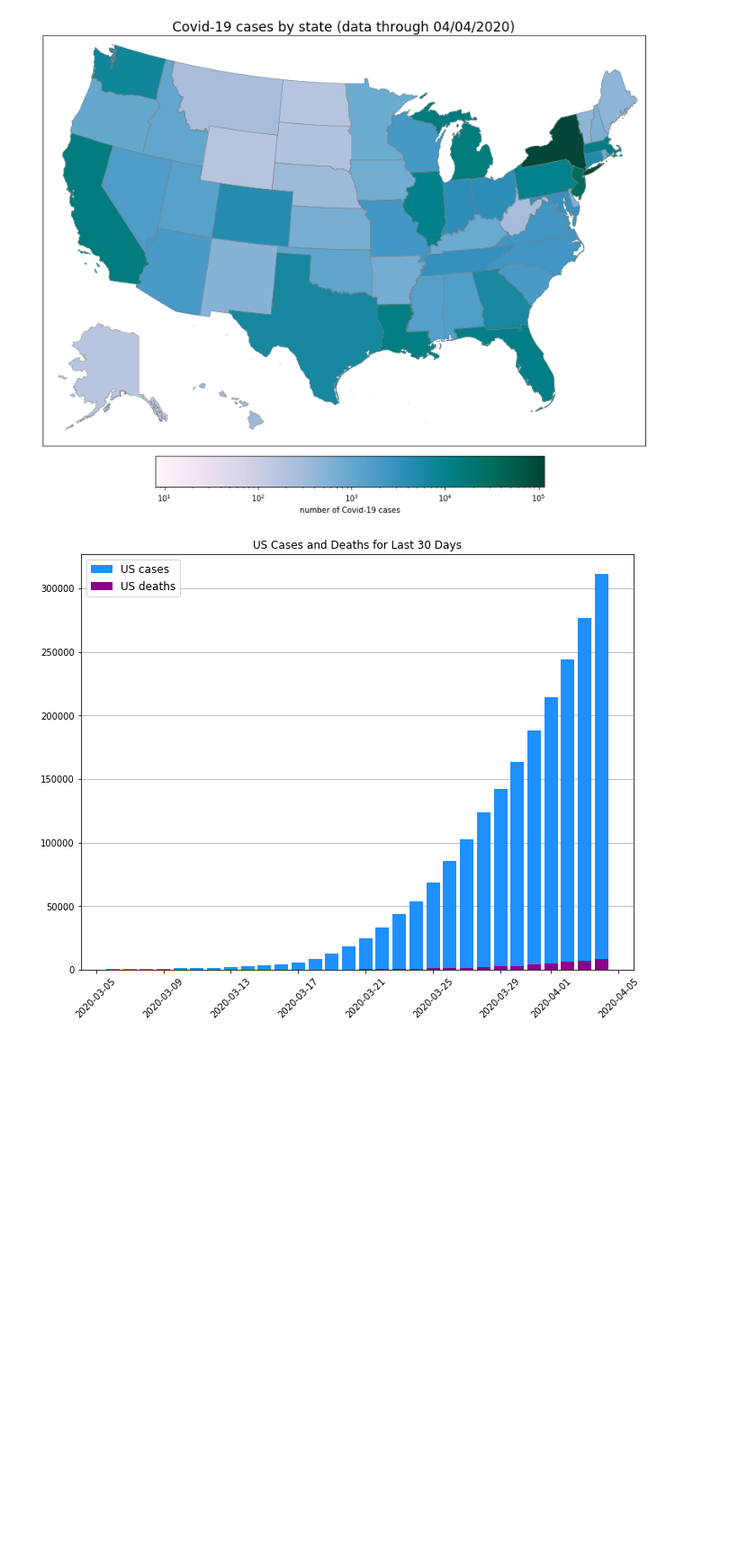
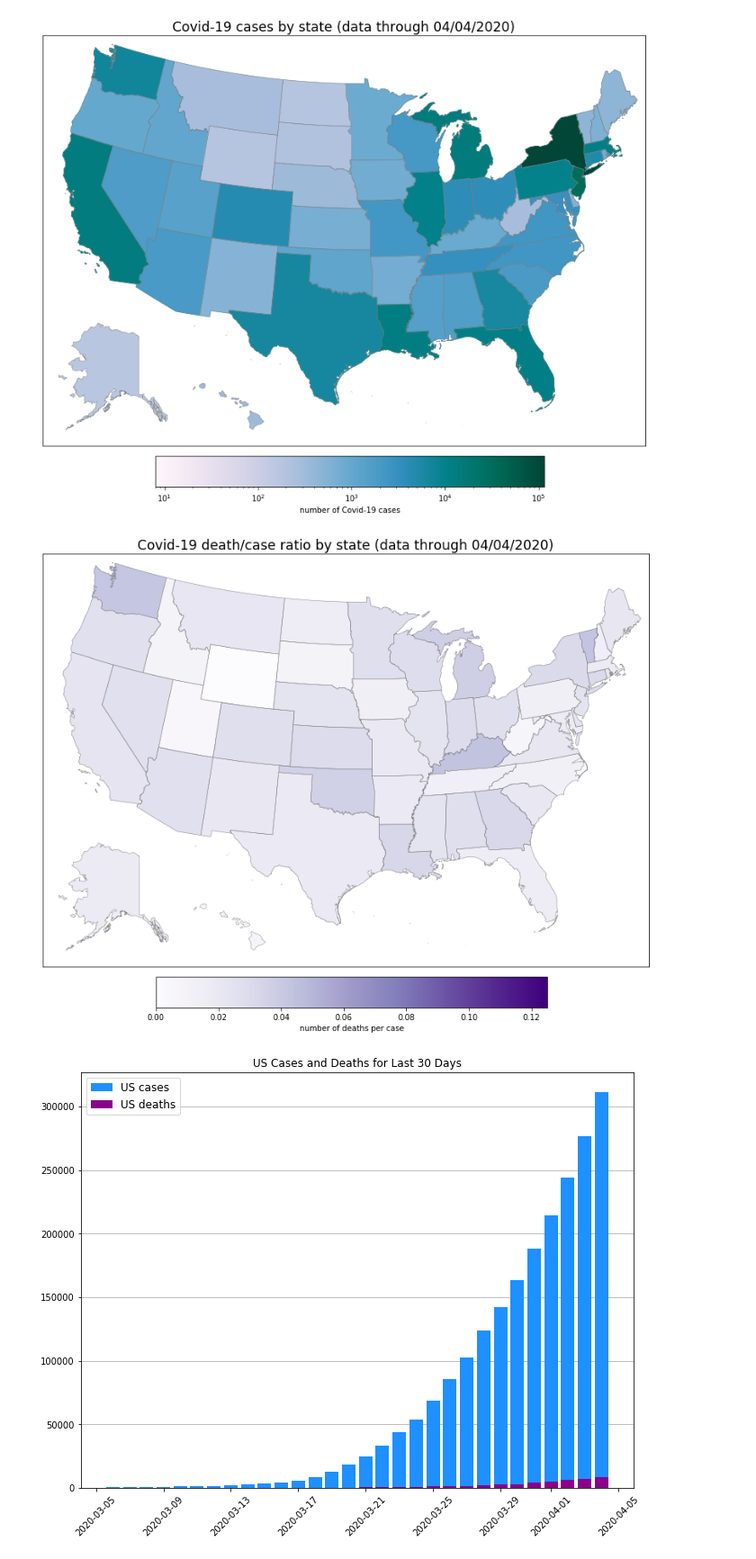
Before and after one commit to ritajett/playground, a Jupyter notebook: covid-data.ipynb, the cells around one changed output. Shown at 90% size. Saved outputs shown, nothing was run; the diff lists cells and outputs as text; code cells hidden in the pictures; blank space fills up the shorter version.

```diff
--- a/covid-data.ipynb
+++ b/covid-data.ipynb
@@ -141,6 +141,93 @@ cb.ax.set_xlabel('number of Covid-19 cases')
 plt.show()
 # %% [output]
 [figure]
+# %%
+warnings.simplefilter('ignore')
+
+slatest['CFR'] = slatest.deaths / slatest.cases
+fig, ax = plt.subplots()
+fig.set_size_inches(14, 11)
+plt.title("Covid-19 death/case ratio by state (data through {})".format(
+    data_asof.strftime("%m/%d/%Y")) , fontsize='xx-large')
+
+# basemap: contiguous
+m = Basemap(llcrnrlon=-119,llcrnrlat=20,urcrnrlon=-64,urcrnrlat=49,
+            projection='lcc',lat_1=33,lat_2=45,lon_0=-95)
+
+# basemap: non-continguous
+m_ = Basemap(llcrnrlon=-190, llcrnrlat=20, urcrnrlon=-143, urcrnrlat=46,
+            projection='merc', lat_ts=20)
+
+# state boundaries from US Census Bureau
+## http://www.census.gov/geo/www/cob/st2000.html
+shp_info = m.readshapefile('st99_d00','states',drawbounds=True,
+                           linewidth=0.45,color='gray')
+shp_info_ = m_.readshapefile('st99_d00','states',drawbounds=False)
+
+colors={}
+statenames=[]
+cmap = plt.cm.Purples
+vmin = min(slatest['CFR']); vmax = max(slatest['CFR'])
+norm = Normalize(vmin=vmin, vmax=vmax)
+mapper = ScalarMappable(norm=norm, cmap=cmap)
+nodatacolor = 'lightgrey'
+nodatalegend = None
+
+# get data from df, put in color list
+for shapedict in m.states_info:
+    statename = shapedict['NAME']
+    # skip DC and Puerto Rico.
+    if statename not in ['District of Columbia','Puerto Rico']:
+        if statename not in slatest['state'].unique().tolist():
+            colors[statename] = nodatacolor
+        ratio = slatest[slatest['state'] == statename]['CFR']
+        colors[statename] = mapper.to_rgba(ratio)
+    statenames.append(statename)
+
+# color the states
+for nshape,seg in enumerate(m.states):
+    # skip DC and Puerto Rico.
+    if statenames[nshape] not in ['Puerto Rico', 'District of Columbia']:
+        color = rgb2hex(colors[statenames[nshape]][0][:3])
+        poly = Polygon(seg,facecolor=color,edgecolor=color)
+        if (colors[statenames[nshape]] == nodatacolor):
+            nodatalegend = poly
+        ax.add_patch(poly)
+
+# adjust position/size of non-contiguous states to plot as insets
+THRESHOLD1 = 0.005              # exclude threshold for Hawaii
+THRESHOLD2 = THRESHOLD1 * 30.0  # exclude threshold for Alaska
+AK_SCALE = 0.2                  # scale down Alaska to show as a map inset
+HI_OFFSET_X = -1900000          # put AK and HI in main view
+HI_OFFSET_Y = 250000
+AK_OFFSET_X = -250000
+AK_OFFSET_Y = -750000
+
+for nshape, shapedict in enumerate(m_.states_info):
+    if shapedict['NAME'] in ['Alaska', 'Hawaii']:
+        seg = m_.states[int(shapedict['SHAPENUM'] - 1)]
+        if shapedict['NAME'] == 'Hawaii' and float(shapedict['AREA']) > THRESHOLD1:
+            seg = [(x + HI_OFFSET_X, y + HI_OFFSET_Y) for x, y in seg]
+            color = rgb2hex(colors[statenames[nshape]][0][:3])
+        elif shapedict['NAME'] == 'Alaska' and float(shapedict['AREA']) > THRESHOLD2:
+            seg = [(x*AK_SCALE + AK_OFFSET_X, y * AK_SCALE + AK_OFFSET_Y)\
+                   for x, y in seg]
+            color = rgb2hex(colors[statenames[nshape]][0][:3])
+        poly = Polygon(seg, facecolor=color, edgecolor='gray', linewidth=.45)
+        ax.add_patch(poly)
+
+# if any states with no data, add legend
+if nodatalegend is not None:
+    plt.legend((nodatalegend,), ('no reported cases',))
+
+# colorbar
+cax = fig.add_axes([0.27, 0.1, 0.5, 0.05]) # posititon
+cb = ColorbarBase(cax,cmap=cmap,norm=norm, orientation='horizontal')
+cb.ax.set_xlabel('number of deaths per case')
+
+plt.show()
+# %% [output]
+[figure, added]
 # %%
 days = 30
 
```
Also changed, not shown: parts of 2 cells of this notebook, 2 other files.
